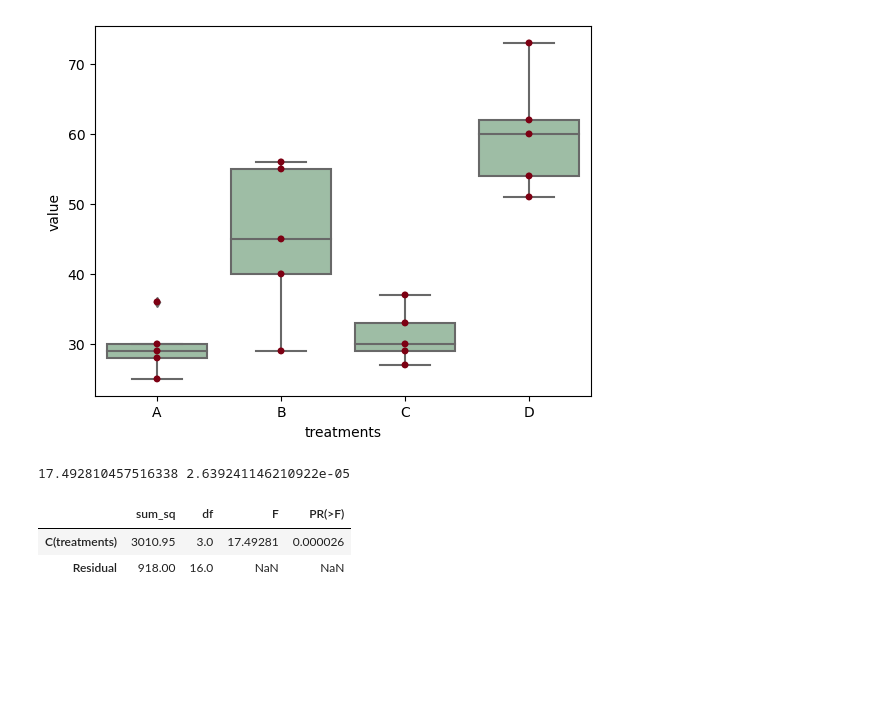
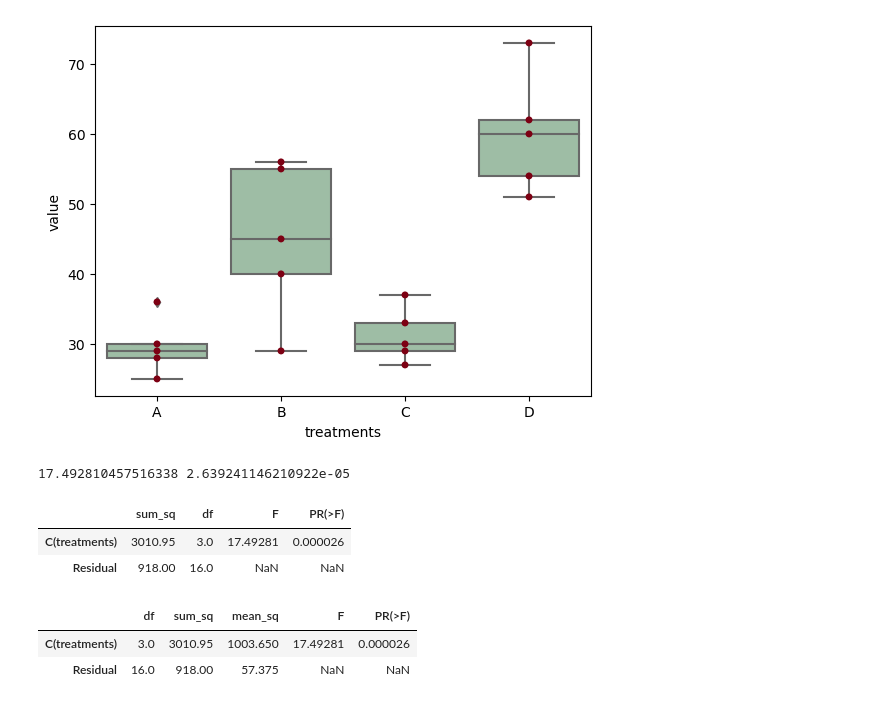
Before and after one commit to rivillasm/statistics, a Jupyter notebook: part-03.ipynb, the cells around one changed output. Drawn from its saved outputs; the diff is of its cells as text; code cells hidden in the pictures; blank space fills up the shorter version.

```diff
--- a/part-03.ipynb
+++ b/part-03.ipynb
@@ -86,13 +86,14 @@ anova_table
 # %%
 # ANOVA table using bioinfokit v1.0.3 or later (it uses wrapper script for anova_lm)
 from bioinfokit.analys import stat
 res = stat()
 res.anova_stat(df=df_melt, res_var='value', anova_model='value ~ C(treatments)')
 res.anova_summary
 # output (ANOVA F and p value)
-                 df   sum_sq   mean_sq         F    PR(>F)
-C(treatments)   3.0  3010.95  1003.650  17.49281  0.000026
-Residual       16.0   918.00    57.375       NaN       NaN
 
 # note: if the data is balanced (equal sample size for each group), Type 1, 2, and 3 sums of squares
 # (typ parameter) will produce similar results.
+# %% [output]
+|  | df | sum_sq | mean_sq | F | PR(>F) |
+| C(treatments) | 3.0 | 3010.95 | 1003.650 | 17.49281 | 0.000026 |
+| Residual | 16.0 | 918.00 | 57.375 | NaN | NaN |
```
Also changed, not shown: parts of 8 cells of this notebook.
